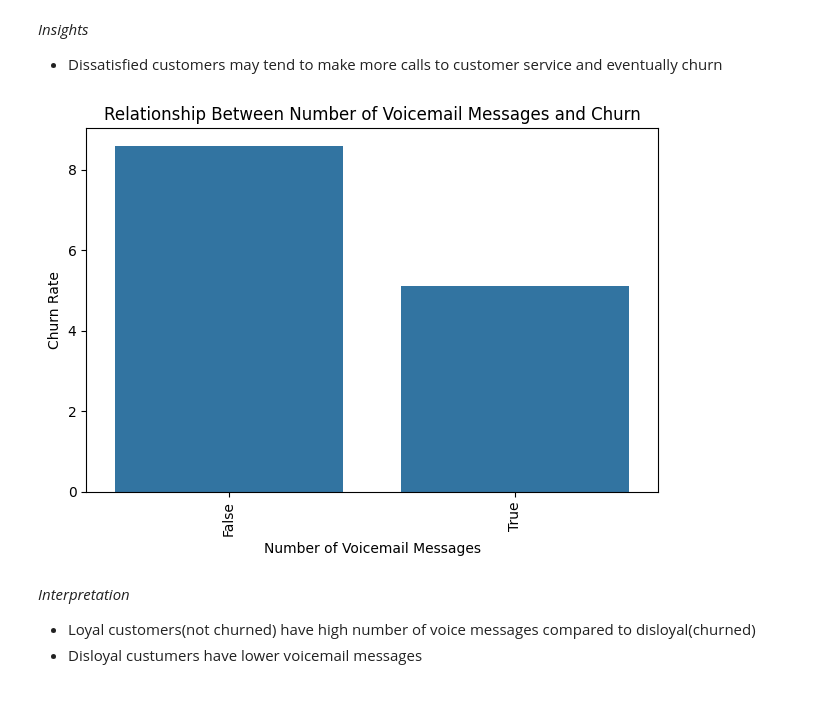
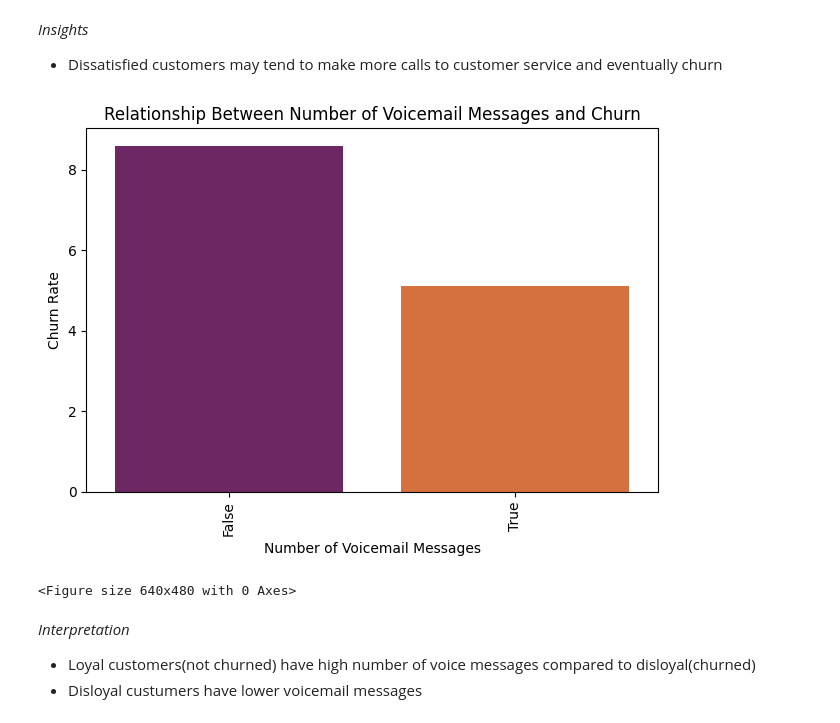
Before and after one commit to dantegaucho/Customer-churn, a Jupyter notebook: churn.ipynb, the cells around one changed output. Drawn from its saved outputs; the diff is of its cells as text; code cells hidden in the pictures.

```diff
--- a/churn.ipynb
+++ b/churn.ipynb
@@ -14,6 +47,6 @@ from sklearn.metrics import classification_report
 # %%
 # load dataset
 
-df = pd.read_csv("telecom.csv", sep=",", index_col=0)
-df
+df = pd.read_csv("telecom.csv", sep=",")
+df.head()
 # %% [output]
@@ -312,15 +395,16 @@ for p in ax.patches:
 *Insights*
 * Dissatisfied customers may tend to make more calls to customer service and eventually churn
 # %%
-sns.barplot(y='number vmail messages', x='churn', data=df, errorbar=None)
+sns.barplot(y='number vmail messages', x='churn', data=df, errorbar=None, palette='inferno')
 plt.title('Relationship Between Number of Voicemail Messages and Churn')
 plt.xlabel('Number of Voicemail Messages')
 plt.ylabel('Churn Rate')
 plt.xticks(rotation=90)
 plt.tight_layout()
 plt.show()
 # %% [output]
-[figure, old version]
+[figure, new version]
+<Figure size 640x480 with 0 Axes>
 # %% [markdown]
 *Interpretation*
 * Loyal customers(not churned) have high number of voice messages compared to disloyal(churned)
```
Also changed, not shown: parts of 92 cells of this notebook.
